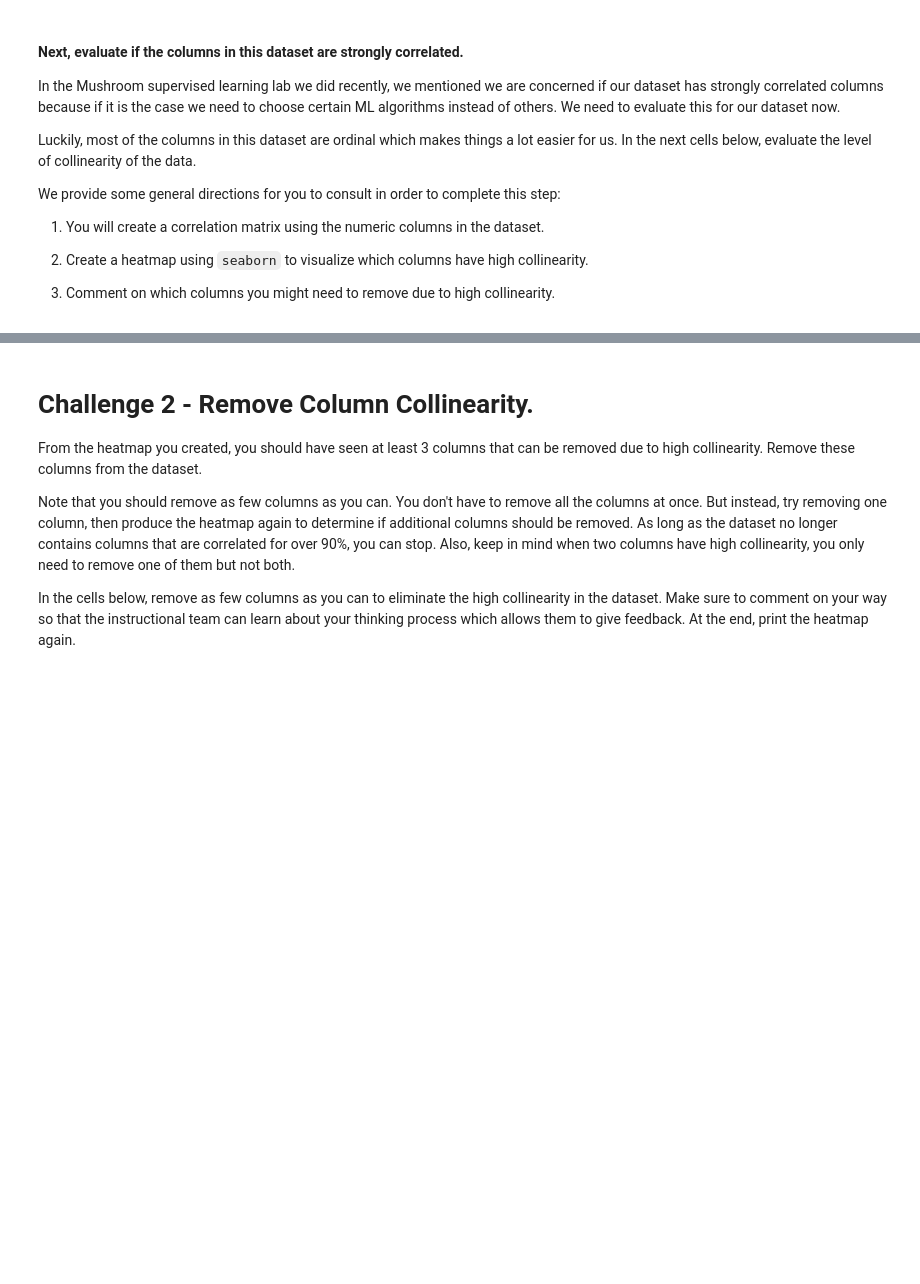
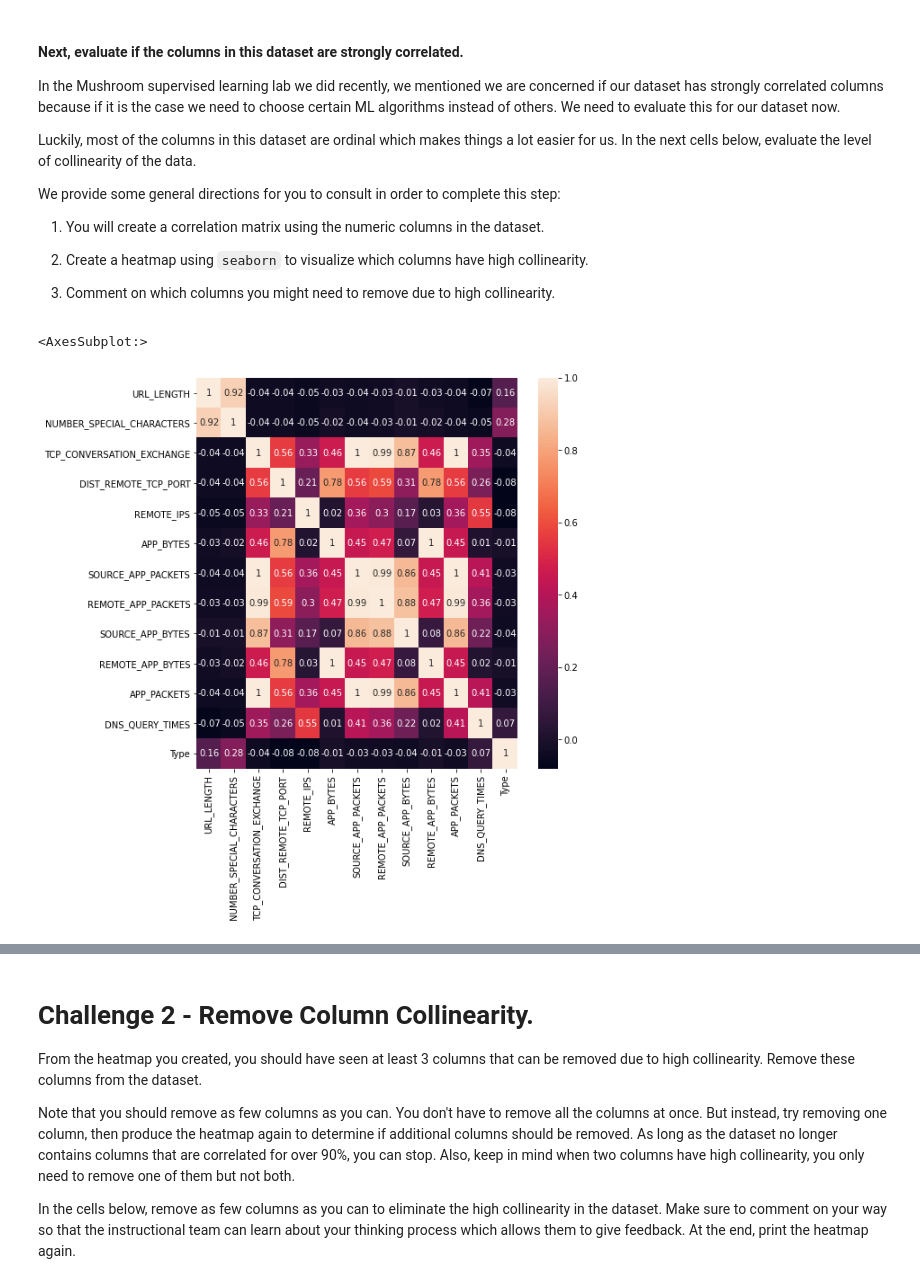
Before and after one commit to Ironhack-Data-Madrid-Enero-2021/lab-supervised-learning, a Jupyter notebook: your-code/main.ipynb, the cells around one changed output, grey strips where cells are left out. Saved outputs shown, nothing was run; the diff lists cells and outputs as text; code cells hidden in the pictures; blank space fills up the shorter version.

```diff
--- a/your-code/main.ipynb
+++ b/your-code/main.ipynb
@@ -41,0 +59,6 @@ Feel free to add additional cells for your explorations. Make sure to comment wh
+# %%
+# filtering for columns with strings
+websites_obj = websites.select_dtypes(['object'])
+
+#apllying strip to dataset
+websites[websites_obj.columns] = websites_obj.apply(lambda x: x.str.strip())
@@ -41,0 +128,2 @@ Feel free to add additional cells for your explorations. Make sure to comment wh
+# %%
+websites = websites.drop("CONTENT_LENGTH", axis=1)
@@ -41,0 +152,2 @@ Feel free to add additional cells for your explorations. Make sure to comment wh
+# %%
+websites = websites.dropna()
@@ -59,0 +294,7 @@ We provide some general directions for you to consult in order to complete this
+# %%
+# Your code here
+plt.figure(figsize=(8,8))
+sns.heatmap(websites.corr().round(2), annot = True)
+# %% [output]
+<AxesSubplot:>
+[figure, added]
```
Also changed, not shown: parts of 98 cells of this notebook.
